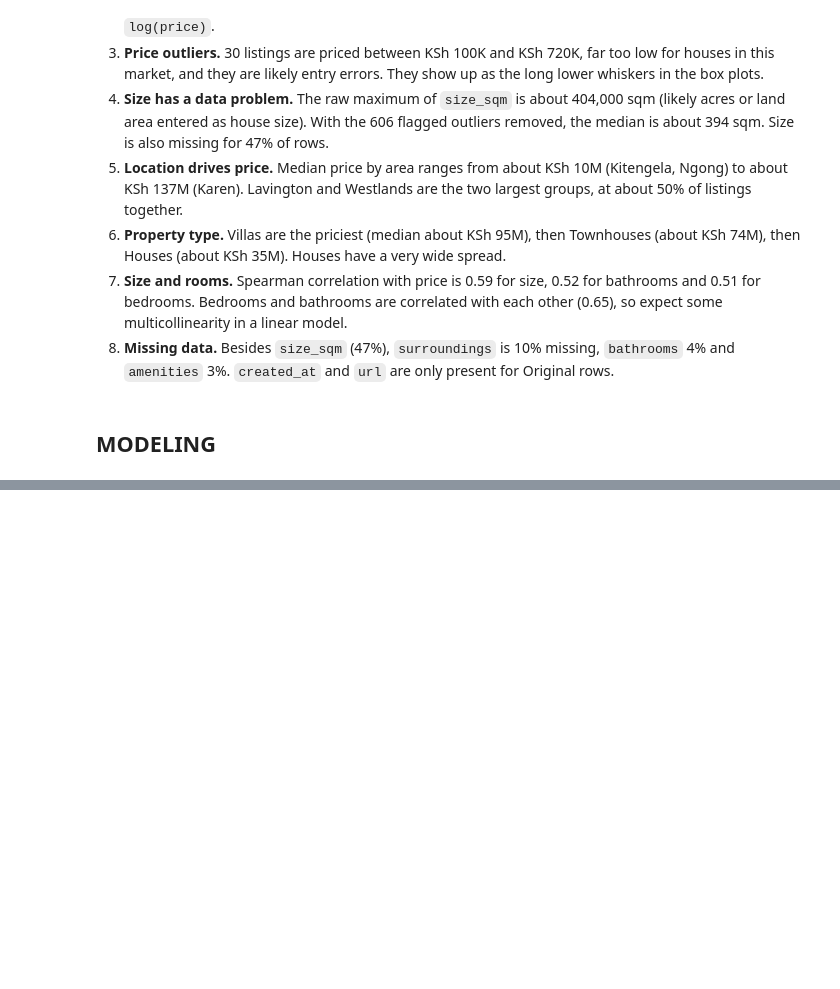
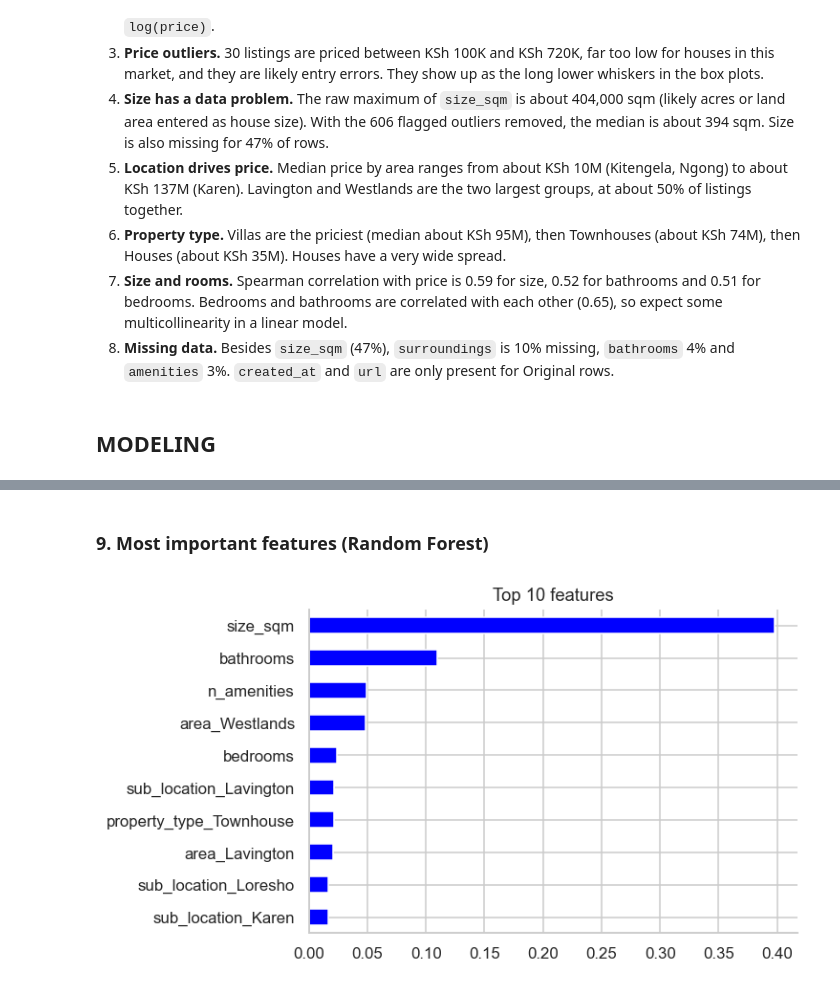
Before and after one commit to kenny067/NyumbaSense-ml, a Jupyter notebook: nyumba.ipynb, the cells around one changed output, grey strips where cells are left out. Cells and saved outputs as stored; diff of their text form; code cells hidden in the pictures; blank space fills up the shorter version.

```diff
--- a/nyumba.ipynb
+++ b/nyumba.ipynb
@@ -871,0 +797,6 @@ models = {
+# %%
+details = ["property_type", "location", "bedrooms", "bathrooms", "size_sqm", "amenities", "surroundings"]
+
+print("Rows before:", len(data))
+df = data.drop_duplicates(subset=details)
+print("Rows after: ", len(df))
@@ -871,0 +854,8 @@ models = {
+# %%
+# Use the median of the training data to fill missing bathrooms and size
+medians = X_train[["bathrooms", "size_sqm"]].median()
+
+X_train = X_train.fillna(medians)
+X_test = X_test.fillna(medians)
+
+print("Missing values left:", X_train.isnull().sum().sum())
@@ -871,0 +944,9 @@ models = {
+# %% [markdown]
+### 9. Most important features (Random Forest)
+# %%
+importance = pd.Series(forest.feature_importances_, index=X_train.columns)
+importance.sort_values().tail(10).plot(kind="barh", figsize=(6, 4), color="blue")
+plt.title("Top 10 features")
+plt.show()
+# %% [output]
+[figure, added]
```
Also changed, not shown: parts of 38 cells of this notebook, 1 other file.
